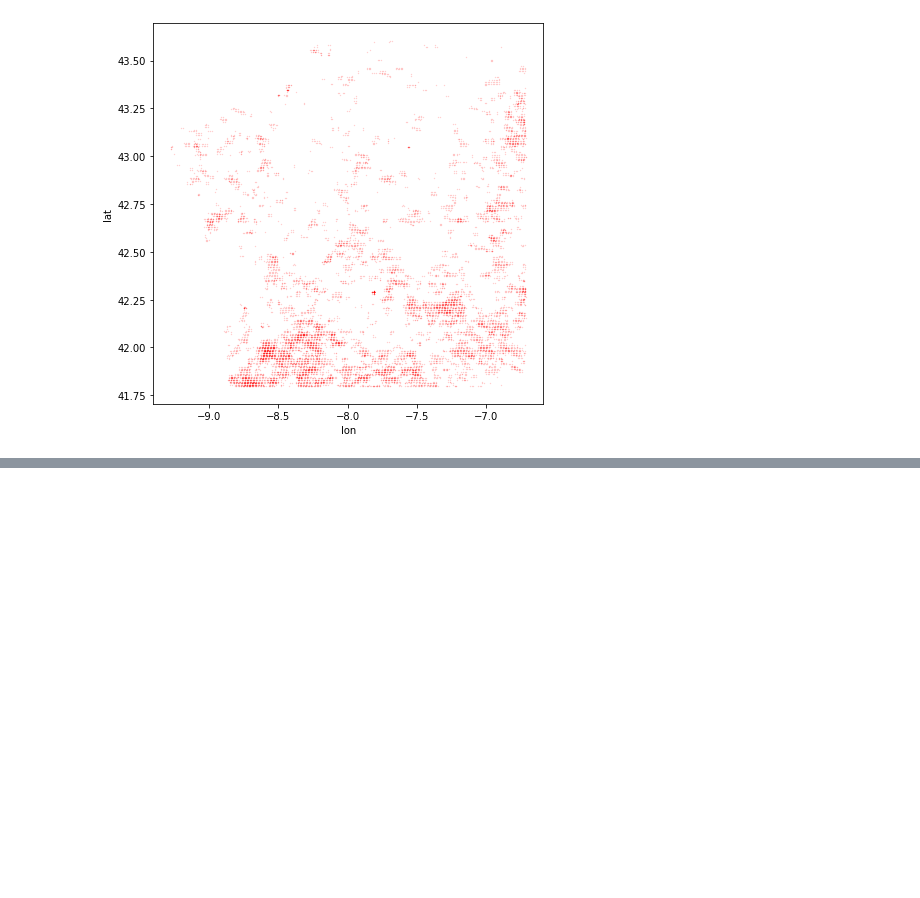
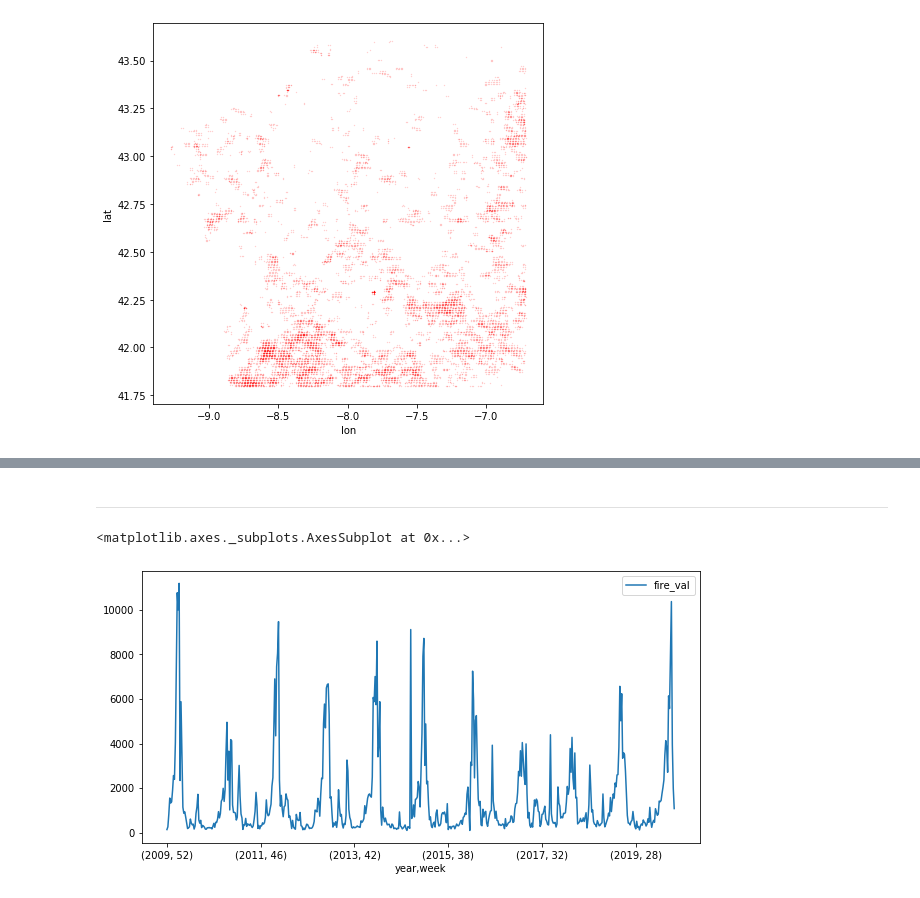
Before and after one commit to floriandotpy/fire-tourism, a Jupyter notebook: analysis.ipynb, the cells around one changed output, grey strips where cells are left out. Cells and saved outputs as stored; diff of their text form; code cells hidden in the pictures; blank space fills up the shorter version.

```diff
--- a/analysis.ipynb
+++ b/analysis.ipynb
@@ -81,0 +162,19 @@ array([[1.        , 0.99995358],
+# %% [markdown]
+---
+# %%
+from datetime import datetime
+fire_data    = pd.read_csv("fire/data/fires_since_2010.csv", parse_dates=["date"])
+# %%
+# weekly fires over the years
+(
+    fire_data
+    .assign(year = lambda df: df.date.apply(lambda x: x.year),
+            week = lambda df: df.date.apply(lambda x: x.weekofyear)
+           )
+    .groupby(["year","week"])
+    .agg({"fire_val": "count"})
+    .plot(figsize=(10,5))
+)
+# %% [output]
+<matplotlib.axes._subplots.AxesSubplot at 0x...>
+[figure, added]
```
Also changed, not shown: parts of 28 cells of this notebook, 2 other files.
